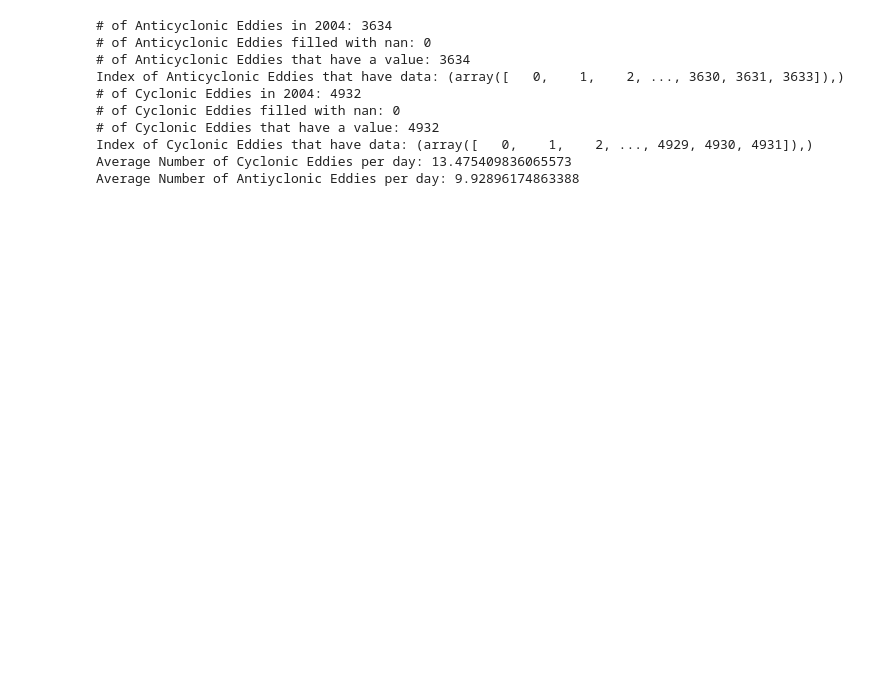
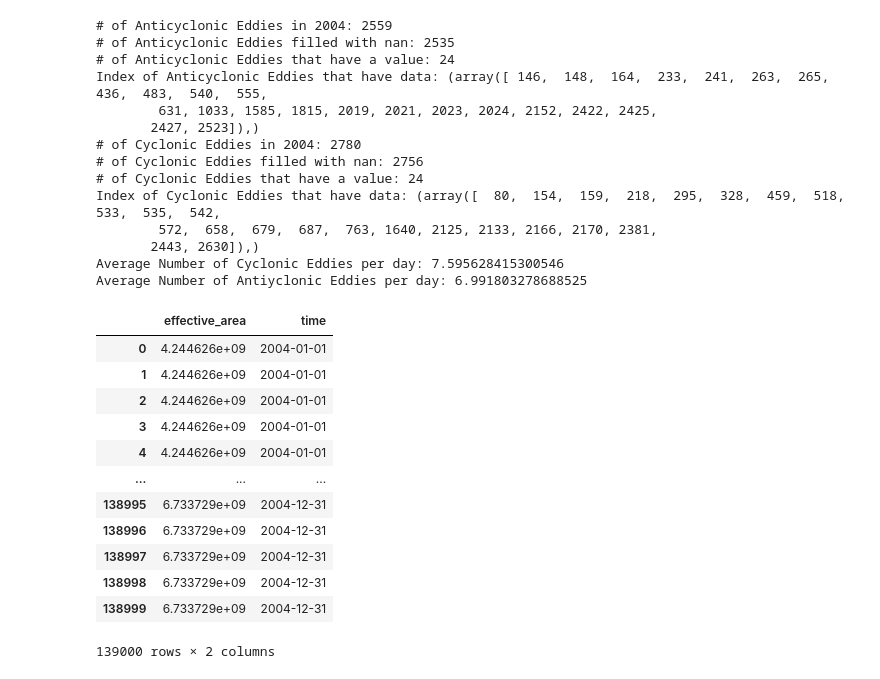
Before and after one commit to watkinson7/Graduate_Thesis_Research_Fall_2022, a Jupyter notebook: Python_Code/Max_min_in_eddy_analysis.ipynb, the cells around one changed output. Drawn from its saved outputs; the diff is of its cells as text; code cells hidden in the pictures; blank space fills up the shorter version.

```diff
--- a/Python_Code/Max_min_in_eddy_analysis.ipynb
+++ b/Python_Code/Max_min_in_eddy_analysis.ipynb
@@ -91,28 +83,56 @@ File was created with py-eddy-tracker version '3.5.0' but software version is '3
 We assume pixel position of grid is centered for /data/watkinson/Summer2022/data/cafe/1day_regrid/A2004366.L4_gom_day_CAFE.nc
 # %%
-print("# of Anticyclonic Eddies in 2004:", np.size(anti_chlor_min))
-print("# of Anticyclonic Eddies filled with nan:",np.count_nonzero(np.isnan(anti_chlor_min)))
-M = anti_chlor_min[~np.isnan(anti_chlor_min)]
+print("# of Anticyclonic Eddies in 2004:", np.size(anti_chlor_max))
+print("# of Anticyclonic Eddies filled with nan:",np.count_nonzero(np.isnan(anti_chlor_max)))
+M = anti_chlor_max[~np.isnan(anti_chlor_max)]
+
 print("# of Anticyclonic Eddies that have a value:", np.size(M))
-print("Index of Anticyclonic Eddies that have data:",np.where(anti_chlor_min>0))
-print("# of Cyclonic Eddies in 2004:", np.size(cycl_chlor_min))
-print("# of Cyclonic Eddies filled with nan:",np.count_nonzero(np.isnan(cycl_chlor_min)))
-N = cycl_chlor_min[~np.isnan(cycl_chlor_min)]
+print("Index of Anticyclonic Eddies that have data:",np.where(anti_chlor_max>0))
+print("# of Cyclonic Eddies in 2004:", np.size(cycl_chlor_max))
+print("# of Cyclonic Eddies filled with nan:",np.count_nonzero(np.isnan(cycl_chlor_max)))
+N = cycl_chlor_max[~np.isnan(cycl_chlor_max)]
 print("# of Cyclonic Eddies that have a value:", np.size(N))
-print("Index of Cyclonic Eddies that have data:",np.where(cycl_chlor_min>0))
-average_daily_anti = len(anti_chlor_min)/366
-average_daily_cycl = len(cycl_chlor_min)/366
+print("Index of Cyclonic Eddies that have data:",np.where(cycl_chlor_max>0))
+average_daily_anti = len(anti_chlor_max)/366
+average_daily_cycl = len(cycl_chlor_max)/366
 print("Average Number of Cyclonic Eddies per day:",average_daily_cycl)
 print("Average Number of Antiyclonic Eddies per day:",average_daily_anti)
 # %% [output]
-# of Anticyclonic Eddies in 2004: 3634
-# of Anticyclonic Eddies filled with nan: 0
-# of Anticyclonic Eddies that have a value: 3634
-Index of Anticyclonic Eddies that have data: (array([   0,    1,    2, ..., 3630, 3631, 3633]),)
-# of Cyclonic Eddies in 2004: 4932
-# of Cyclonic Eddies filled with nan: 0
-# of Cyclonic Eddies that have a value: 4932
-Index of Cyclonic Eddies that have data: (array([   0,    1,    2, ..., 4929, 4930, 4931]),)
-Average Number of Cyclonic Eddies per day: 13.475409836065573
-Average Number of Antiyclonic Eddies per day: 9.92896174863388
+# of Anticyclonic Eddies in 2004: 2559
+# of Anticyclonic Eddies filled with nan: 2535
+# of Anticyclonic Eddies that have a value: 24
+Index of Anticyclonic Eddies that have data: (array([ 146,  148,  164,  233,  241,  263,  265,  436,  483,  540,  555,
+        631, 1033, 1585, 1815, 2019, 2021, 2023, 2024, 2152, 2422, 2425,
+       2427, 2523]),)
+# of Cyclonic Eddies in 2004: 2780
+# of Cyclonic Eddies filled with nan: 2756
+# of Cyclonic Eddies that have a value: 24
+Index of Cyclonic Eddies that have data: (array([  80,  154,  159,  218,  295,  328,  459,  518,  533,  535,  542,
+        572,  658,  679,  687,  763, 1640, 2125, 2133, 2166, 2170, 2381,
+       2443, 2630]),)
+Average Number of Cyclonic Eddies per day: 7.595628415300546
+Average Number of Antiyclonic Eddies per day: 6.991803278688525
+# %%
+dir = '/data/watkinson/Fall2022/Eddy_data/GoM_tuned_eddies/'
+import pandas as pd
+cycl_eddies = pd.read_pickle(dir + "Cyclonic_eddies_2004.pkl")
+cycl_eddies = cycl_eddies.droplevel(0)
+cycl_eddies = cycl_eddies.reset_index(drop=True)
+cycl_eddies = cycl_eddies.iloc[:,[1,22]]
+cycl_eddies
+#cycl_eddies.time
+# %% [output]
+|  | effective_area | time |
+| 0 | 4.244626e+09 | 2004-01-01 |
+| 1 | 4.244626e+09 | 2004-01-01 |
+| 2 | 4.244626e+09 | 2004-01-01 |
+| 3 | 4.244626e+09 | 2004-01-01 |
+| 4 | 4.244626e+09 | 2004-01-01 |
+| ... | ... | ... |
+| 138995 | 6.733729e+09 | 2004-12-31 |
+| 138996 | 6.733729e+09 | 2004-12-31 |
+| 138997 | 6.733729e+09 | 2004-12-31 |
+| 138998 | 6.733729e+09 | 2004-12-31 |
+| 138999 | 6.733729e+09 | 2004-12-31 |
+139000 rows × 2 columns
 # %%
```
Also changed, not shown: parts of 5 cells of this notebook.
